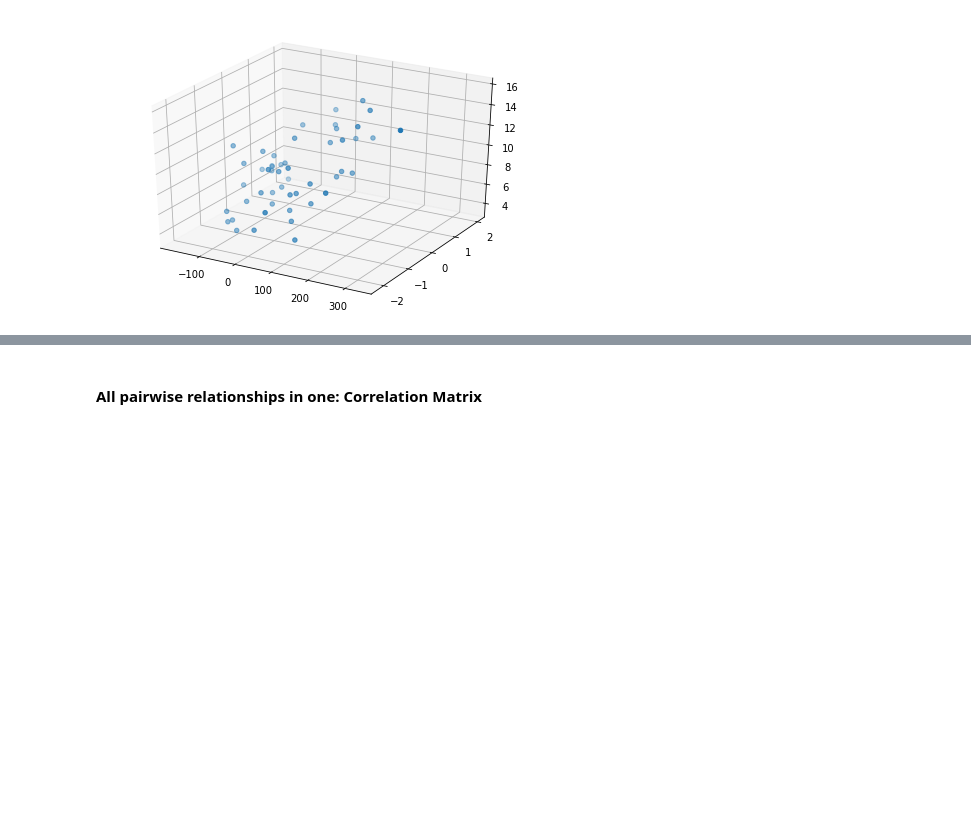
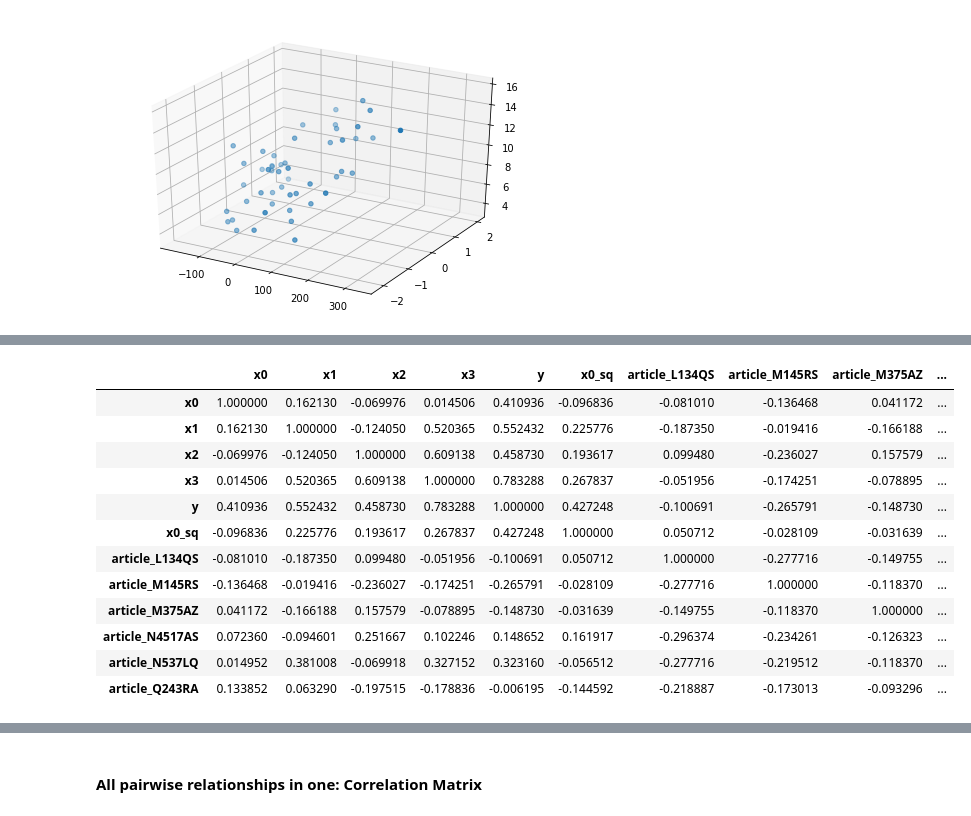
Before and after one commit to DerNiccoo/TensorFlow-training, a Jupyter notebook: Data Science/datascience.ipynb, the cells around one changed output, grey strips where cells are left out. Saved outputs shown, nothing was run; the diff lists cells and outputs as text; code cells hidden in the pictures; blank space fills up the shorter version.

```diff
--- a/Data Science/datascience.ipynb
+++ b/Data Science/datascience.ipynb
@@ -107,3 +127,19 @@ pyplot.show()
+# %%
+df.corr()
+# %% [output]
+|  | x0 | x1 | x2 | x3 | y | x0_sq | article_L134QS | article_M145RS | article_M375AZ | ... |
+| x0 | 1.000000 | 0.162130 | -0.069976 | 0.014506 | 0.410936 | -0.096836 | -0.081010 | -0.136468 | 0.041172 | ... |
+| x1 | 0.162130 | 1.000000 | -0.124050 | 0.520365 | 0.552432 | 0.225776 | -0.187350 | -0.019416 | -0.166188 | ... |
+| x2 | -0.069976 | -0.124050 | 1.000000 | 0.609138 | 0.458730 | 0.193617 | 0.099480 | -0.236027 | 0.157579 | ... |
+| x3 | 0.014506 | 0.520365 | 0.609138 | 1.000000 | 0.783288 | 0.267837 | -0.051956 | -0.174251 | -0.078895 | ... |
+| y | 0.410936 | 0.552432 | 0.458730 | 0.783288 | 1.000000 | 0.427248 | -0.100691 | -0.265791 | -0.148730 | ... |
+| x0_sq | -0.096836 | 0.225776 | 0.193617 | 0.267837 | 0.427248 | 1.000000 | 0.050712 | -0.028109 | -0.031639 | ... |
+| article_L134QS | -0.081010 | -0.187350 | 0.099480 | -0.051956 | -0.100691 | 0.050712 | 1.000000 | -0.277716 | -0.149755 | ... |
+| article_M145RS | -0.136468 | -0.019416 | -0.236027 | -0.174251 | -0.265791 | -0.028109 | -0.277716 | 1.000000 | -0.118370 | ... |
+| article_M375AZ | 0.041172 | -0.166188 | 0.157579 | -0.078895 | -0.148730 | -0.031639 | -0.149755 | -0.118370 | 1.000000 | ... |
+| article_N4517AS | 0.072360 | -0.094601 | 0.251667 | 0.102246 | 0.148652 | 0.161917 | -0.296374 | -0.234261 | -0.126323 | ... |
+| article_N537LQ | 0.014952 | 0.381008 | -0.069918 | 0.327152 | 0.323160 | -0.056512 | -0.277716 | -0.219512 | -0.118370 | ... |
+| article_Q243RA | 0.133852 | 0.063290 | -0.197515 | -0.178836 | -0.006195 | -0.144592 | -0.218887 | -0.173013 | -0.093296 | ... |
 # %%
 df.columns
 # %% [output]
```
Also changed, not shown: parts of 14 cells of this notebook.
